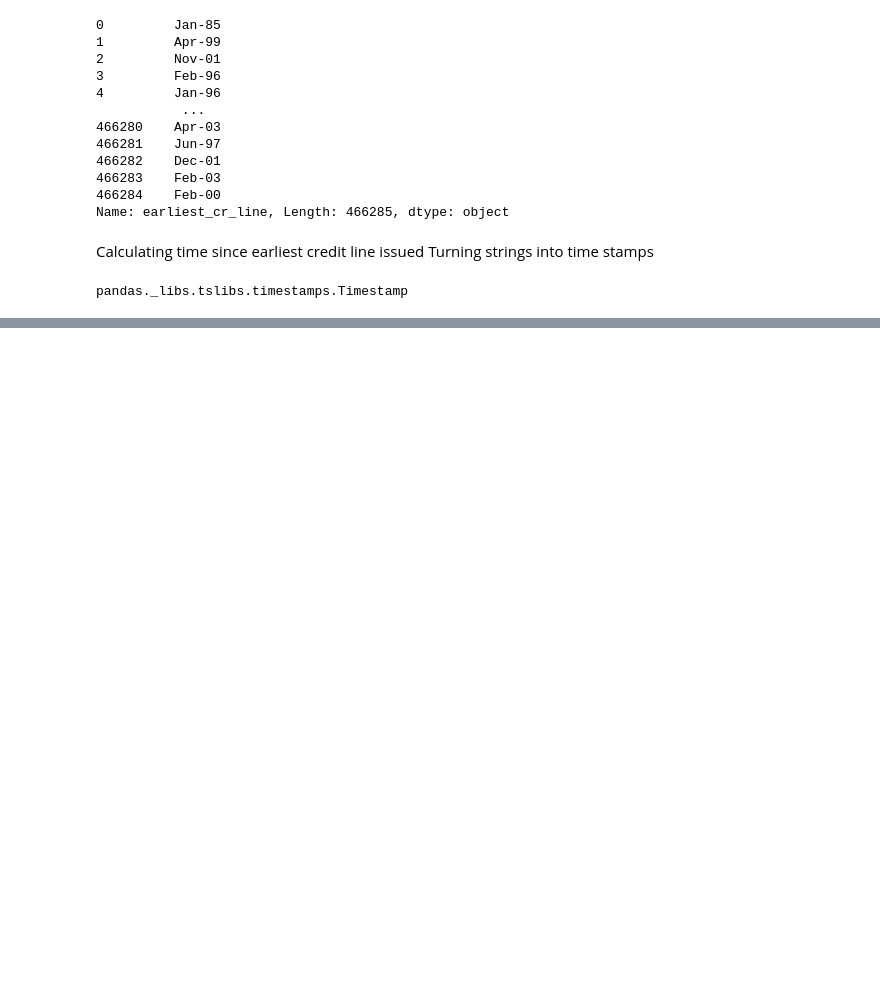
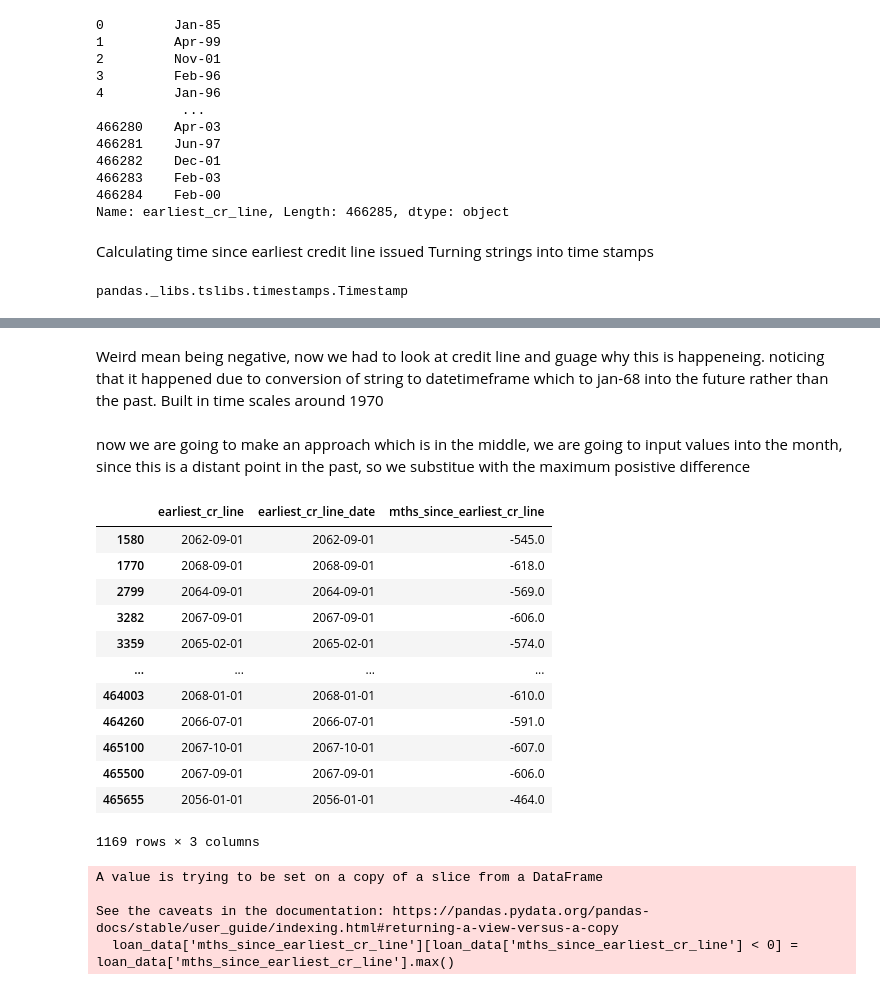
Before and after one commit to aetiko/credit_risk_modelling_python, a Jupyter notebook: probabilityOfDefaultPreProcessing.ipynb, the cells around one changed output, grey strips where cells are left out. Cells and saved outputs as stored; diff of their text form; code cells hidden in the pictures; blank space fills up the shorter version.

Commit message:
finished home work assignment and preprocessing, term, issu_d, earliest_credit_date and .

```diff
--- a/probabilityOfDefaultPreProcessing.ipynb
+++ b/probabilityOfDefaultPreProcessing.ipynb
@@ -116,4 +116,4 @@ loan_data['emp_length_int'] = loan_data['emp_length_int'].replace('nan', 0)
 loan_data['emp_length_int'] = loan_data['emp_length_int'].str.replace(' years','')
 loan_data['emp_length_int'] = loan_data['emp_length_int'].str.replace(' year','')
 # %%
-loan_data['emp_length_int'].unique()
+loan_data['emp_length_int'] = pd.to_numeric(loan_data['emp_length_int'])
@@ -152,0 +182,2 @@ Now we need the date since issue, to be able to use in regression. Set a referen
+# %%
+loan_data['mths_since_earliest_cr_line'] = round(pd.to_numeric((pd.to_datetime('2017-12-01') - loan_data['earliest_cr_line_date']) / np.timedelta64(30, 'D')))
@@ -152,0 +196,27 @@ Now we need the date since issue, to be able to use in regression. Set a referen
+# %% [markdown]
+Weird mean being negative, now we had to look at credit line and guage why this is happeneing. noticing that it happened due to conversion of string to datetimeframe which to jan-68 into the future rather than the past. Built in time scales around 1970
+# %% [markdown]
+now we are going to make an approach which is in the middle, we are going to input values into the month, since this is a distant point in the past, so we substitue with the maximum posistive difference
+# %%
+loan_data.loc[: , ['earliest_cr_line', 'earliest_cr_line_date', 'mths_since_earliest_cr_line']][loan_data['mths_since_earliest_cr_line']<0]
+# %% [output]
+|  | earliest_cr_line | earliest_cr_line_date | mths_since_earliest_cr_line |
+| 1580 | 2062-09-01 | 2062-09-01 | -545.0 |
+| 1770 | 2068-09-01 | 2068-09-01 | -618.0 |
+| 2799 | 2064-09-01 | 2064-09-01 | -569.0 |
+| 3282 | 2067-09-01 | 2067-09-01 | -606.0 |
+| 3359 | 2065-02-01 | 2065-02-01 | -574.0 |
+| ... | ... | ... | ... |
+| 464003 | 2068-01-01 | 2068-01-01 | -610.0 |
+| 464260 | 2066-07-01 | 2066-07-01 | -591.0 |
+| 465100 | 2067-10-01 | 2067-10-01 | -607.0 |
+| 465500 | 2067-09-01 | 2067-09-01 | -606.0 |
+| 465655 | 2056-01-01 | 2056-01-01 | -464.0 |
+1169 rows × 3 columns
+# %%
+loan_data['mths_since_earliest_cr_line'][loan_data['mths_since_earliest_cr_line'] < 0] = loan_data['mths_since_earliest_cr_line'].max()
+# %% [output]
+A value is trying to be set on a copy of a slice from a DataFrame
+
+See the caveats in the documentation: https://pandas.pydata.org/pandas-docs/stable/user_guide/indexing.html#returning-a-view-versus-a-copy
+  loan_data['mths_since_earliest_cr_line'][loan_data['mths_since_earliest_cr_line'] < 0] = loan_data['mths_since_earliest_cr_line'].max()
```
Also changed, not shown: parts of 20 cells of this notebook.
